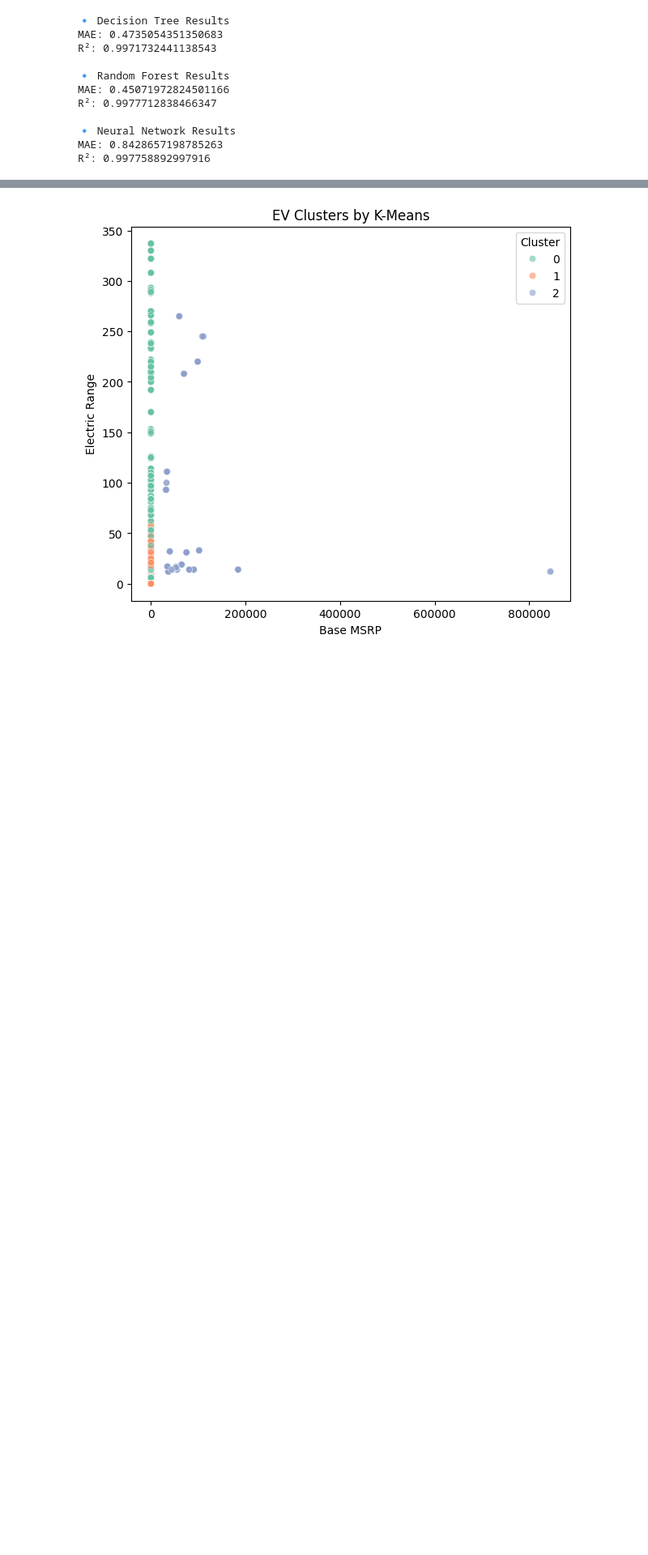
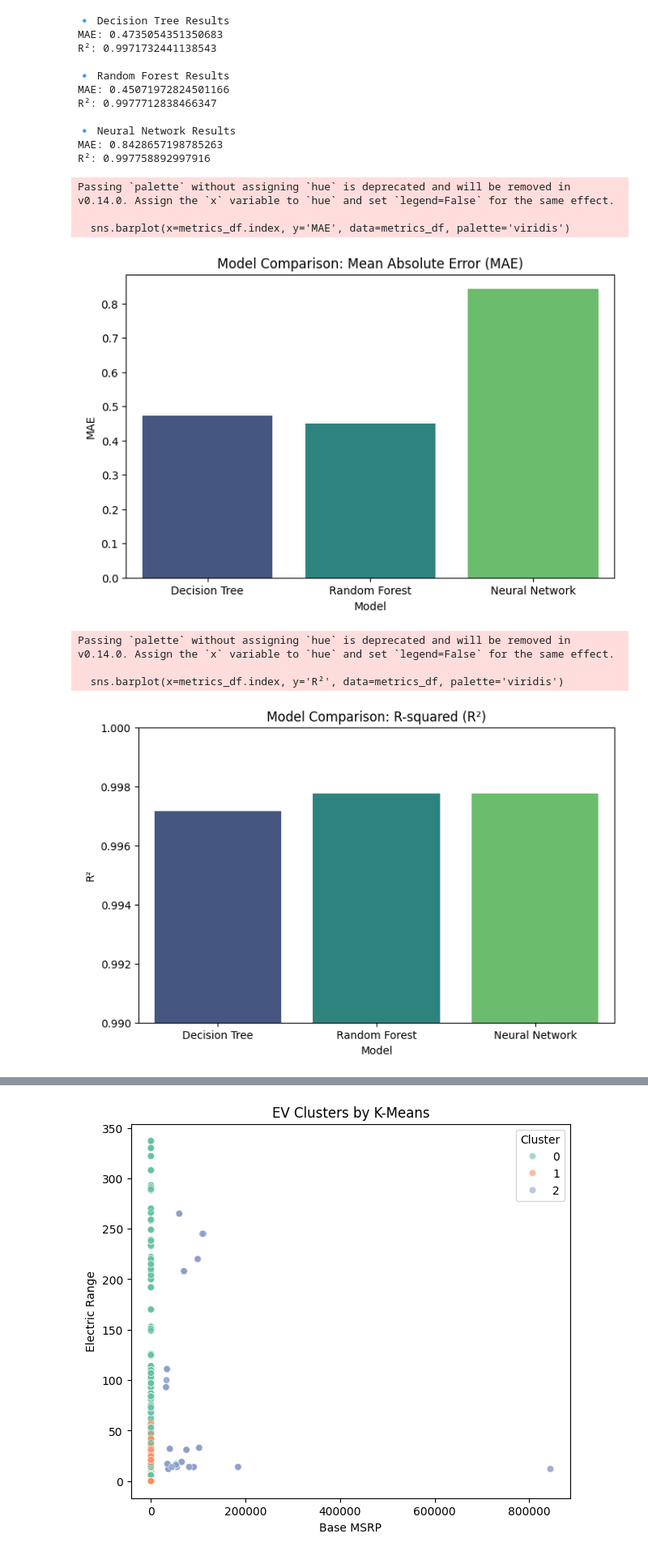
Before and after one commit to yadavanujkumar/ev-range-prediction, a Jupyter notebook: ev2.ipynb, the cells around one changed output, grey strips where cells are left out. Shown at 81% size. Cells and saved outputs as stored; diff of their text form; code cells hidden in the pictures; blank space fills up the shorter version.

```diff
--- a/ev2.ipynb
+++ b/ev2.ipynb
@@ -164,6 +164,47 @@ R²: 0.9977712838466347
 🔹 Neural Network Results
 MAE: 0.8428657198785263
 R²: 0.997758892997916
+# %%
+# -----------------------------
+# 8. Visualization - Model Comparison
+# -----------------------------
+# Store metrics in a dictionary for easy plotting
+model_metrics = {
+    'Decision Tree': {'MAE': mean_absolute_error(y_test, dt_preds),
+                      'R²': r2_score(y_test, dt_preds)},
+    'Random Forest': {'MAE': mean_absolute_error(y_test, rf_preds),
+                      'R²': r2_score(y_test, rf_preds)},
+    'Neural Network': {'MAE': mean_absolute_error(y_test, mlp_preds),
+                       'R²': r2_score(y_test, mlp_preds)}
+}
+
+metrics_df = pd.DataFrame(model_metrics).T
+
+# Plot MAE
+plt.figure(figsize=(8, 5))
+sns.barplot(x=metrics_df.index, y='MAE', data=metrics_df, palette='viridis')
+plt.title('Model Comparison: Mean Absolute Error (MAE)')
+plt.ylabel('MAE')
+plt.xlabel('Model')
+plt.show()
+
+# Plot R²
+plt.figure(figsize=(8, 5))
+sns.barplot(x=metrics_df.index, y='R²', data=metrics_df, palette='viridis')
+plt.title('Model Comparison: R-squared (R²)')
+plt.ylabel('R²')
+plt.xlabel('Model')
+plt.ylim(0.99, 1.0) # Set limits for better visualization of small differences
+plt.show()
+# %% [output]
+Passing `palette` without assigning `hue` is deprecated and will be removed in v0.14.0. Assign the `x` variable to `hue` and set `legend=False` for the same effect.
+
+  sns.barplot(x=metrics_df.index, y='MAE', data=metrics_df, palette='viridis')
+[figure, added]
+Passing `palette` without assigning `hue` is deprecated and will be removed in v0.14.0. Assign the `x` variable to `hue` and set `legend=False` for the same effect.
+
+  sns.barplot(x=metrics_df.index, y='R²', data=metrics_df, palette='viridis')
+[figure, added]
 # %%
 # -----------------------------
 # 8. Visualization
```
Also changed, not shown: parts of 4 cells of this notebook.
